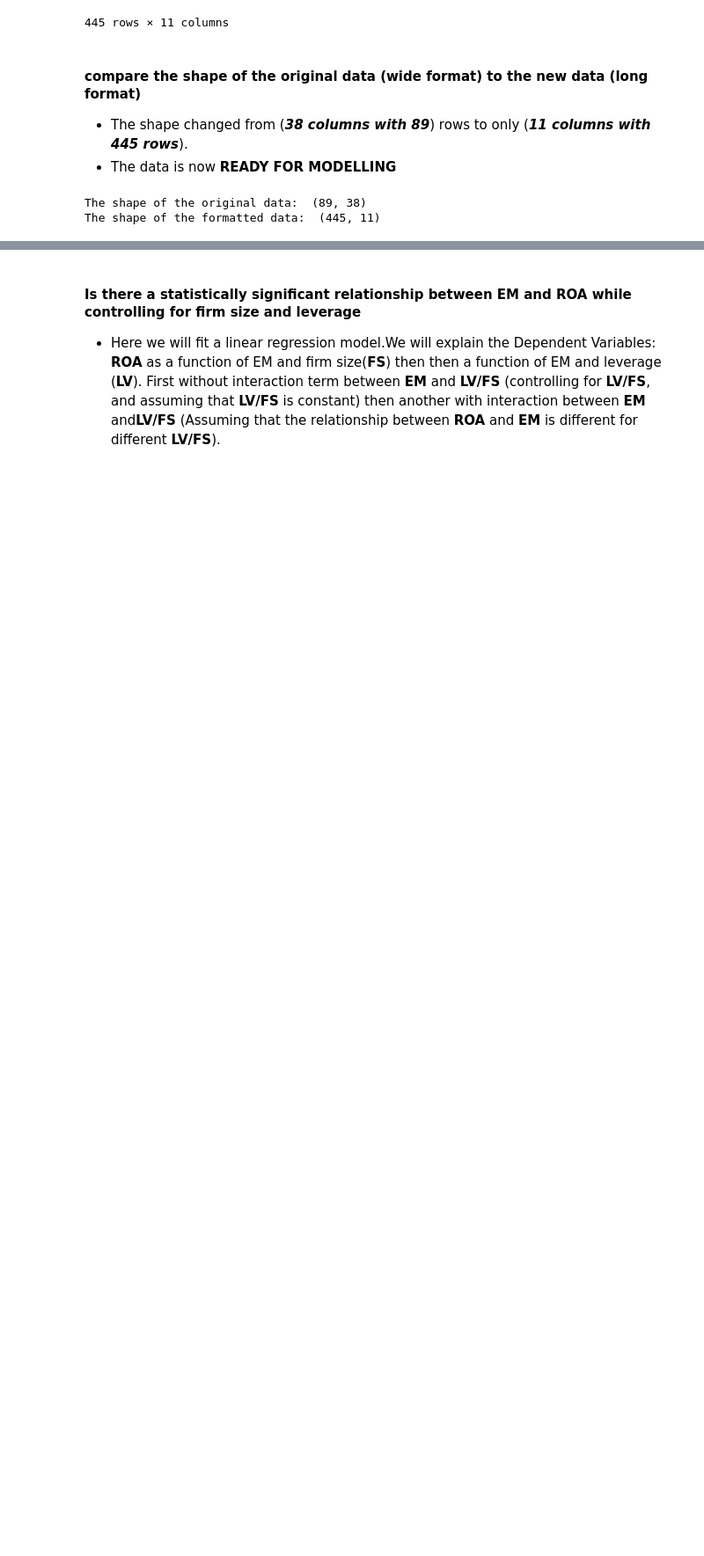
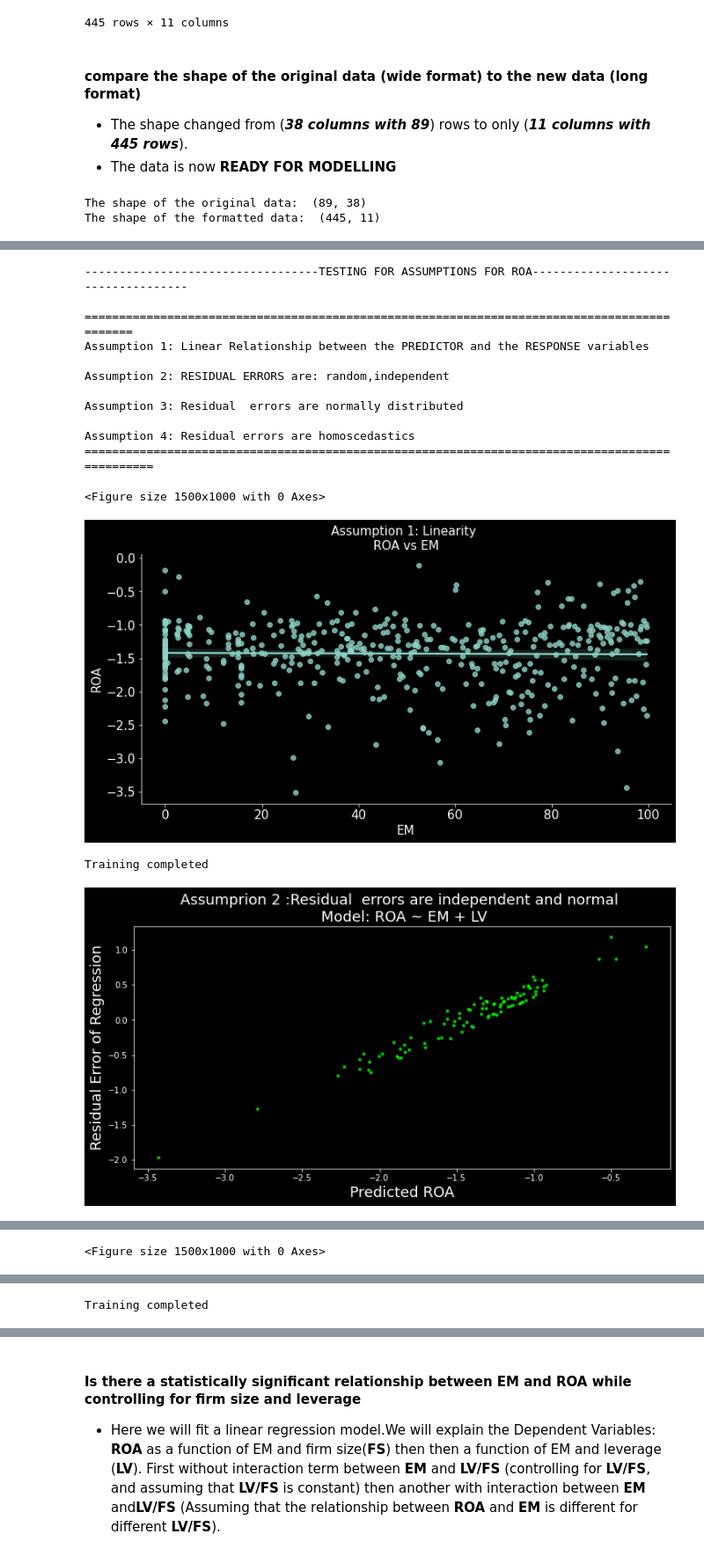
Before and after one commit to Reaganokoth/omollo_analysis, a Jupyter notebook: omollo_analysis.ipynb, the cells around one changed output, grey strips where cells are left out. Shown at 88% size. Cells and saved outputs as stored; diff of their text form; code cells hidden in the pictures; blank space fills up the shorter version.

Commit message:
Assumption testing

```diff
--- a/omollo_analysis.ipynb
+++ b/omollo_analysis.ipynb
@@ -149,0 +395,6 @@ The shape of the formatted data:  (445, 11)
+# %%
+long_data['ROA'] = np.log10(abs(long_data['ROA']))
+
+long_data['ROE'] = np.log10(abs(long_data['ROE']))
+
+long_data
@@ -149,0 +415,18 @@ The shape of the formatted data:  (445, 11)
+# %%
+test_linear_regression_assumptions(long_data,['EM', 'RU', 'EI'],['ROA', 'ROE'], 'LV')
+# %% [output]
+----------------------------------TESTING FOR ASSUMPTIONS FOR ROA-----------------------------------
+
+============================================================================================
+Assumption 1: Linear Relationship between the PREDICTOR and the RESPONSE variables
+
+Assumption 2: RESIDUAL ERRORS are: random,independent
+
+Assumption 3: Residual  errors are normally distributed
+
+Assumption 4: Residual errors are homoscedastics
+===============================================================================================
+<Figure size 1500x1000 with 0 Axes>
+[figure, added]
+Training completed
+[figure, added]
@@ -149,0 +451 @@ The shape of the formatted data:  (445, 11)
+<Figure size 1500x1000 with 0 Axes>
@@ -149,0 +453 @@ The shape of the formatted data:  (445, 11)
+Training completed
```
Also changed, not shown: parts of 14 cells of this notebook, 2 other files.
